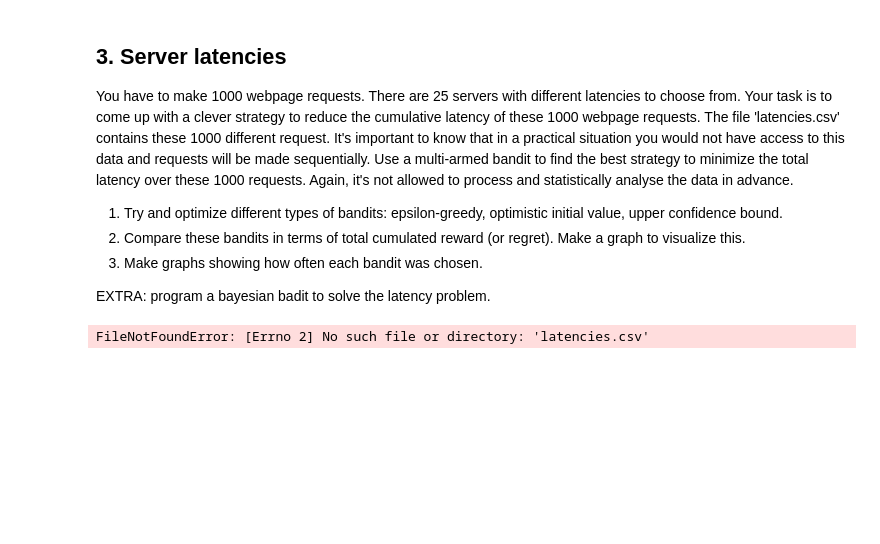
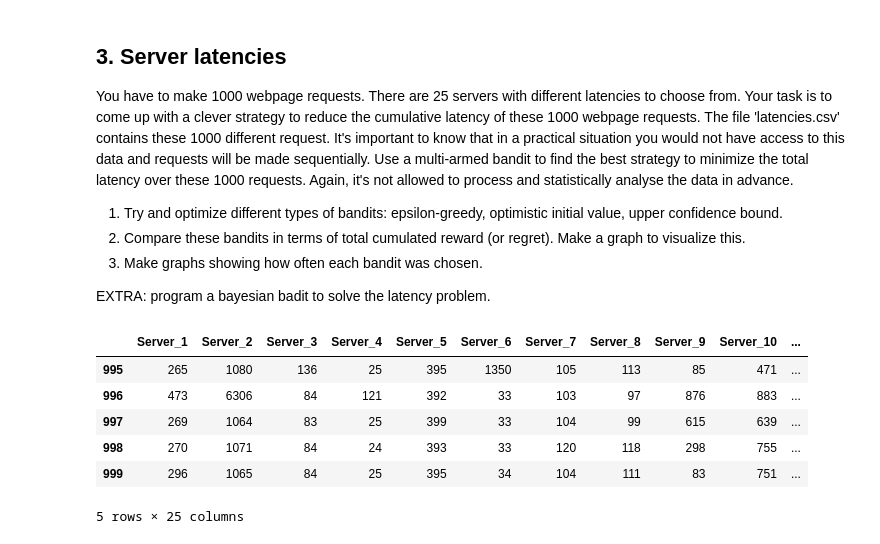
Before and after one commit to Mahmoudash97/RL_Assignment_Lab2, a Jupyter notebook: MAHMOUD_ASADI_H_Assignment_LAB2.ipynb, the cells around one changed output. Cells and saved outputs as stored; diff of their text form; code cells hidden in the pictures; blank space fills up the shorter version.

```diff
--- a/MAHMOUD_ASADI_H_Assignment_LAB2.ipynb
+++ b/MAHMOUD_ASADI_H_Assignment_LAB2.ipynb
@@ -1189,7 +1189,13 @@ Use a multi-armed bandit to find the best strategy to minimize the total latency
 
 EXTRA: program a bayesian badit to solve the latency problem.
 # %%
-dataset = pd.read_csv('latencies.csv')
+dataset = pd.read_csv('/content/latencies.csv')
 dataset.tail()
 # %% [output]
+|  | Server_1 | Server_2 | Server_3 | Server_4 | Server_5 | Server_6 | Server_7 | Server_8 | Server_9 | Server_10 | ... |
+| 995 | 265 | 1080 | 136 | 25 | 395 | 1350 | 105 | 113 | 85 | 471 | ... |
+| 996 | 473 | 6306 | 84 | 121 | 392 | 33 | 103 | 97 | 876 | 883 | ... |
+| 997 | 269 | 1064 | 83 | 25 | 399 | 33 | 104 | 99 | 615 | 639 | ... |
+| 998 | 270 | 1071 | 84 | 24 | 393 | 33 | 120 | 118 | 298 | 755 | ... |
+| 999 | 296 | 1065 | 84 | 25 | 395 | 34 | 104 | 111 | 83 | 751 | ... |
-FileNotFoundError: [Errno 2] No such file or directory: 'latencies.csv'
+5 rows × 25 columns
```
Also changed, not shown: parts of 11 cells of this notebook.
